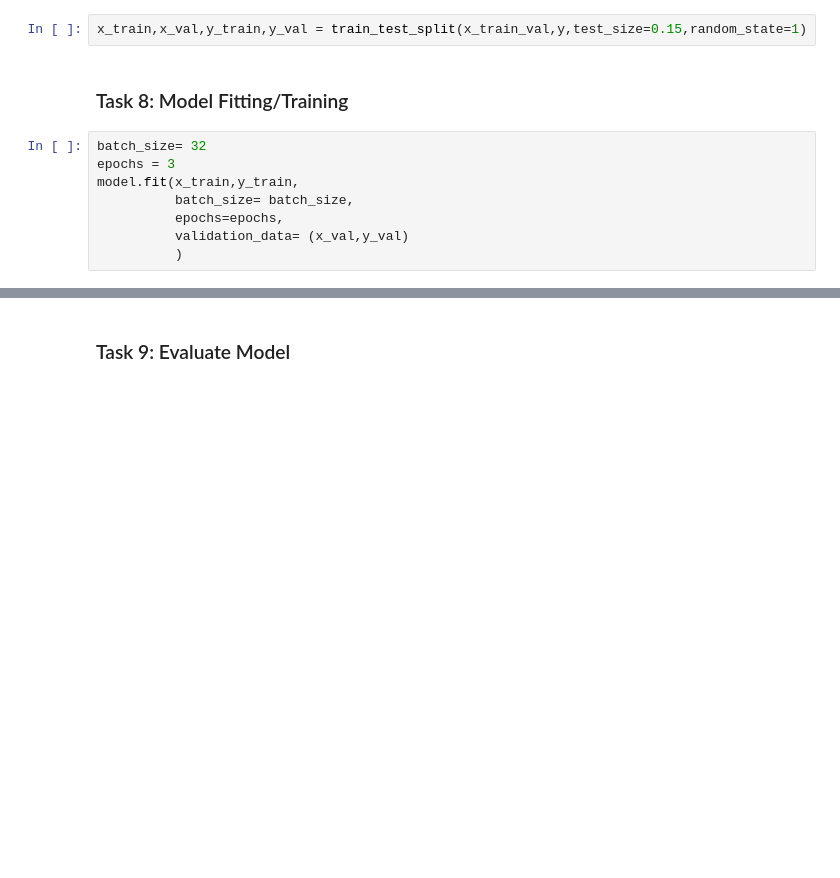
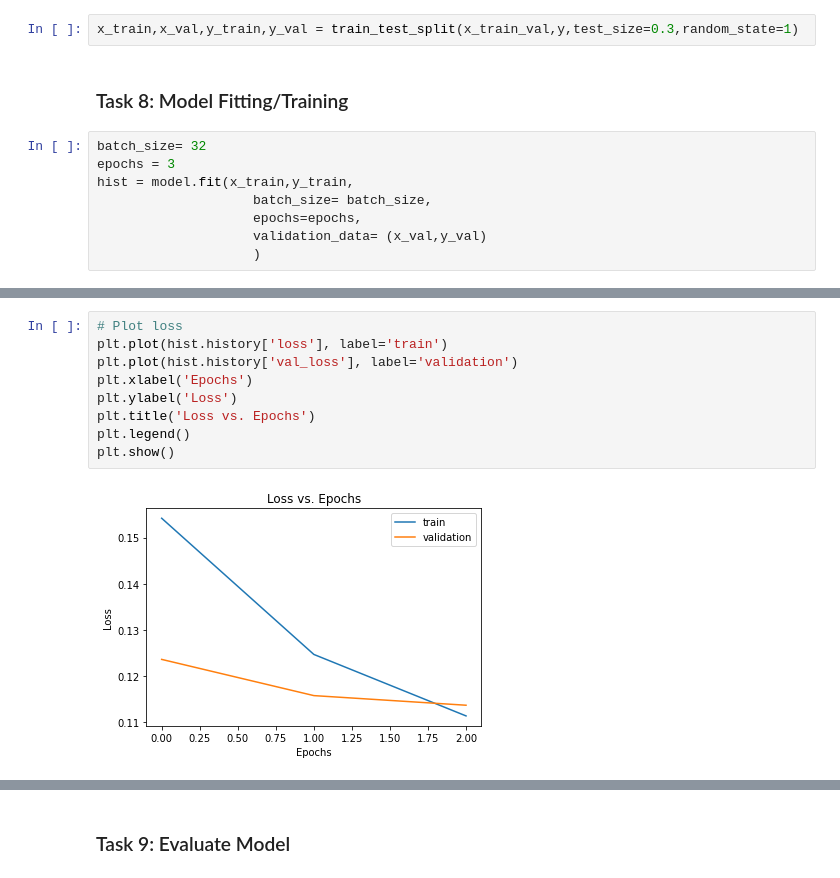
Before and after one commit to ai4all-sfu/NLP_2020, a Jupyter notebook: hate_speech_classification.ipynb, the cells around one changed output, grey strips where cells are left out. Drawn from its saved outputs; the diff is of its cells as text; blank space fills up the shorter version.

Commit message:
Visualize training

```diff
--- a/hate_speech_classification.ipynb
+++ b/hate_speech_classification.ipynb
@@ -176,16 +186,16 @@ model.compile(loss='binary_crossentropy',optimizer='adam',metrics=['accuracy'])
 # %% [markdown]
 ### Task 7: Splitting the data into training and validation set
 # %%
-x_train,x_val,y_train,y_val = train_test_split(x_train_val,y,test_size=0.15,random_state=1)
+x_train,x_val,y_train,y_val = train_test_split(x_train_val,y,test_size=0.3,random_state=1)
 # %% [markdown]
 ### Task 8: Model Fitting/Training
 # %%
 batch_size= 32
 epochs = 3
-model.fit(x_train,y_train,
-          batch_size= batch_size,
-          epochs=epochs,
-          validation_data= (x_val,y_val)
-          )
+hist = model.fit(x_train,y_train,
+                    batch_size= batch_size,
+                    epochs=epochs,
+                    validation_data= (x_val,y_val)
+                    )
 # %% [output]
 Epoch 1/3
@@ -197,0 +207,11 @@ Epoch 3/3
+# %%
+# Plot loss
+plt.plot(hist.history['loss'], label='train')
+plt.plot(hist.history['val_loss'], label='validation')
+plt.xlabel('Epochs')
+plt.ylabel('Loss')
+plt.title('Loss vs. Epochs')
+plt.legend()
+plt.show()
+# %% [output]
+[figure, added]
```
Also changed, not shown: parts of 17 cells of this notebook, 2 other files.
